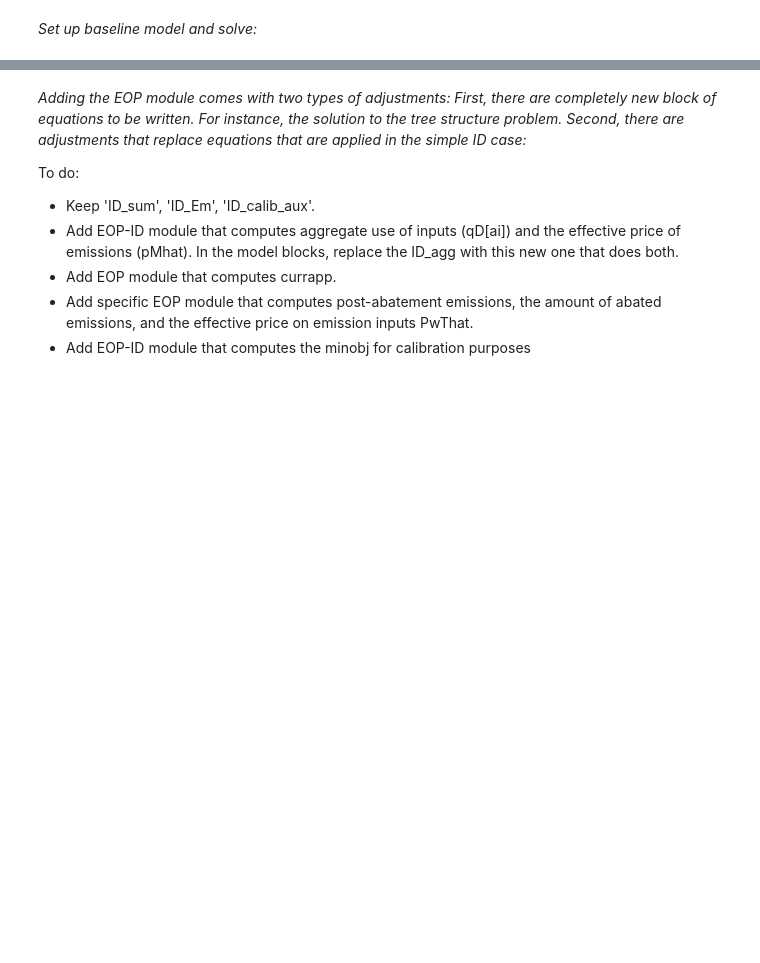
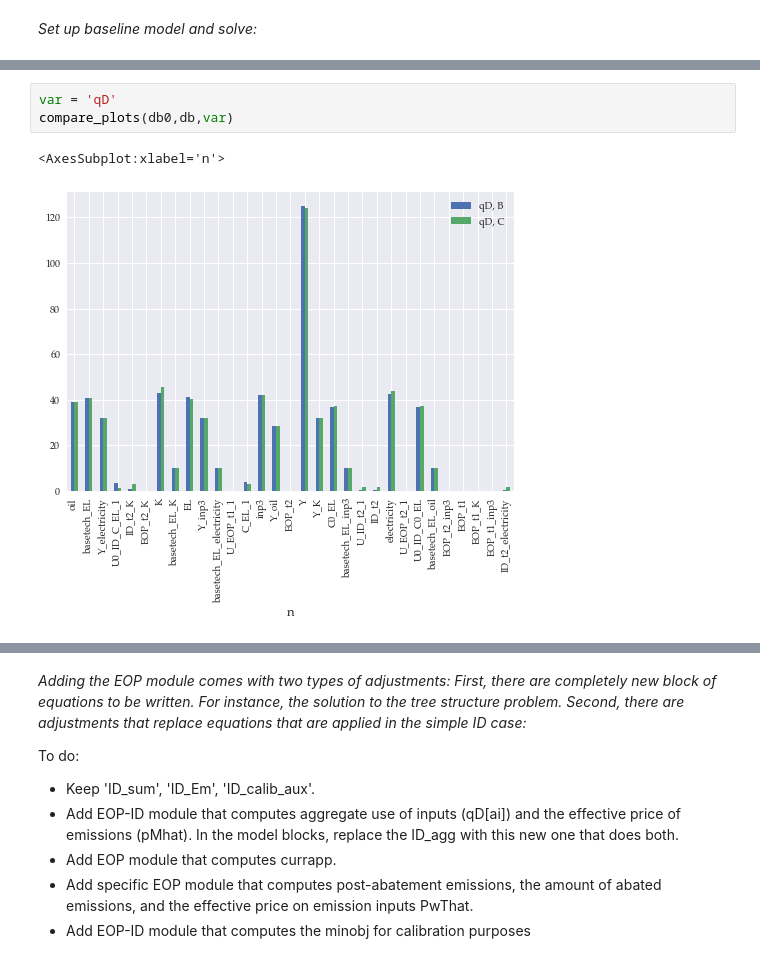
Before and after one commit to ChampionApe/GPM_v05, a Jupyter notebook: examples/Abatement/A1_EOP.ipynb, the cells around one changed output, grey strips where cells are left out. Saved outputs shown, nothing was run; the diff lists cells and outputs as text; blank space fills up the shorter version.

```diff
--- a/examples/Abatement/A1_EOP.ipynb
+++ b/examples/Abatement/A1_EOP.ipynb
@@ -52,0 +78,6 @@ gm.add_aliases([('n','nnnn'),('n','nnnnn')])
+# %%
+var = 'qD'
+compare_plots(db0,db,var)
+# %% [output]
+<AxesSubplot:xlabel='n'>
+[figure, added]
```
Also changed, not shown: parts of 16 cells of this notebook, 12 other files.
